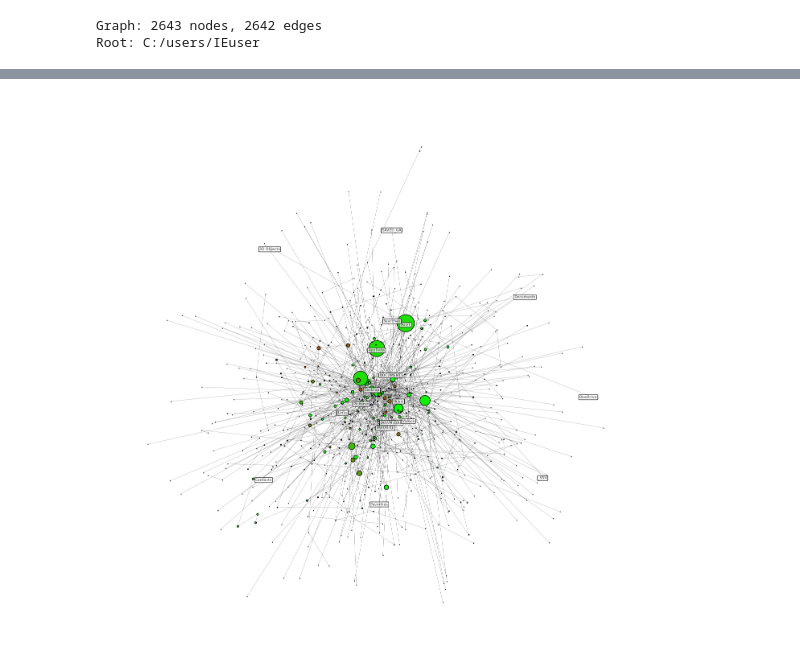
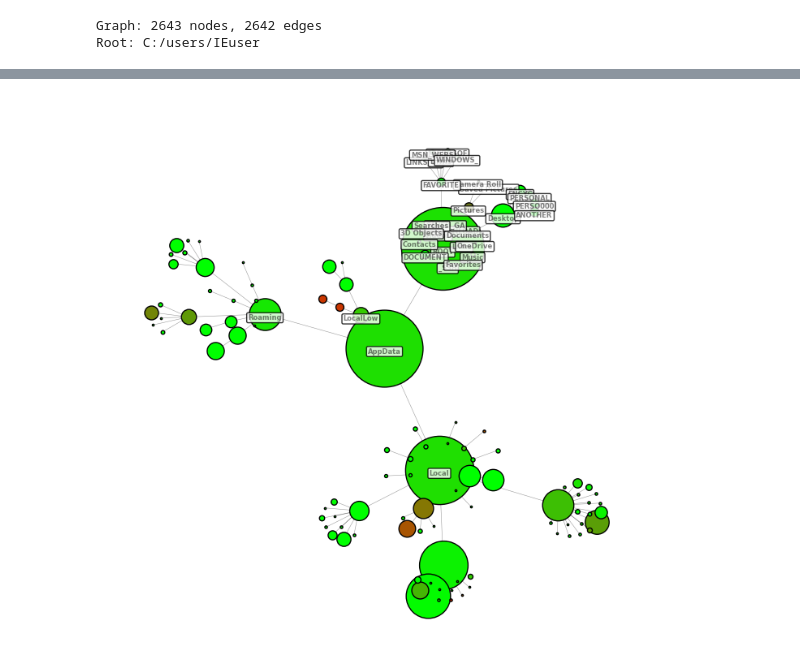
Before and after one commit to Flooding-against-Ransomware/profiling, a Jupyter notebook: tree-visualiser/notebook.ipynb, the cells around one changed output, grey strips where cells are left out. Drawn from its saved outputs; the diff is of its cells as text; code cells hidden in the pictures.

```diff
--- a/tree-visualiser/notebook.ipynb
+++ b/tree-visualiser/notebook.ipynb
@@ -104,6 +104,44 @@ print(f"Root: {root_path}")
 Graph: 2643 nodes, 2642 edges
 Root: C:/users/IEuser
 # %%
+# Separate nodes by type
+folder_nodes = [n for n, d in G.nodes(data=True) if d.get('node_type') == 'folder']
+file_nodes = [n for n, d in G.nodes(data=True) if d.get('node_type') == 'file']
+
+print(f"found #{len( folder_nodes )} folders")
+print(f"found #{len( file_nodes )} files")
+
+folder_nodes_level = 5
+folder_labels_level = 3
+
+if folder_nodes_level < folder_labels_level:
+    raise Exception( "folder_nodes_level (#{folder_nodes_level}) cannot be lower than folder_labels_level (#{folder_labels_level})" )
+
+folder_labels = {}
+keep_folder_nodes = set()
+# Filter folders from ROOT to n-th nesting level
+for folder_node in folder_nodes:
+    if folder_node == root_path:
+        folder_labels[folder_node] = 'ROOT'
+        keep_folder_nodes.add( folder_node )
+    else:
+        # Get the parent folder by removing the n-th component
+        parent_folder = []
+        folder_path = folder_node.replace( root_path, "", 1 ).split( "/" )
+        # Only add if this folder is a n-level child of ROOT
+        if len( folder_path ) <= folder_nodes_level:
+            keep_folder_nodes.add( folder_node )
+            if len( folder_path ) <= folder_labels_level:
+                folder_name = folder_node.split('/')[-1]
+                folder_labels[folder_node] = folder_name
+
+# filter folder_nodes based on the selected labels
+folder_nodes = [ n for n in folder_nodes if n in keep_folder_nodes ]
+
+# remove the file nodes and the unlabelled folders
+nodes_to_remove = [n for n, attr in G.nodes(data=True) if attr.get("node_type") == "file" or not n in folder_nodes ]
+G.remove_nodes_from( nodes_to_remove )
+
 G_weighted = G.copy()
 
 # Precompute folder sizes
@@ -128,43 +166,44 @@ for u, v in G_weighted.edges():
         size_ratio = (max_size-min_size)/max_size
 
         # smaller weight -> longer springs -> farther
-        max_w = 2.0
-        weight = max_w - size_ratio * max_w
+        max_w = 3.0
+        weight = max_w # - size_ratio * max_w
     else: # file-to-folder
         size = 1.0
         if u_type == "folder":
             size = folder_sizes[u]
         else:
             size = folder_sizes[v]
-        weight = 25.0/size
+        weight = 6.0/size
 
     G_weighted[u][v]["weight"] = weight
 
 pos = nx.spring_layout(
     G_weighted,
     k=1.0,              # Lower k -> nodes closer together (default is ~0.3)
-    iterations=10,    # More iterations -> better convergence
+    iterations=1500,    # More iterations -> better convergence
     weight='weight',    # Use edge weights
     scale=1.0,          # Lower scale = more compact (default is 1.0)
     seed=42
 )
 
-fig, ax = plt.subplots(figsize=(14, 14), facecolor='white')
+fig, ax = plt.subplots(figsize=(7,7), facecolor='white')
 
-# Separate nodes by type
-folder_nodes = [n for n, d in G.nodes(data=True) if d.get('node_type') == 'folder']
-file_nodes = [n for n, d in G.nodes(data=True) if d.get('node_type') == 'file']
 
 # Calculate total files for sizing
 total_file_count = max(sum([G.nodes[n].get('total_files', 0) for n in folder_nodes]), 1)
 
+
+
 # Draw edges
 folder_edges = [(u, v) for u, v in G.edges()
                 if G.nodes[u].get('node_type') == 'folder'
-                and G.nodes[v].get('node_type') == 'folder']
-file_edges = [(u, v) for u, v in G.edges()
-              if (G.nodes[u].get('node_type') == 'file')
-              or (G.nodes[v].get('node_type') == 'file')]
+                and G.nodes[v].get('node_type') == 'folder'
+                and { v, u }.issubset( folder_nodes ) ]
+
+# file_edges = [(u, v) for u, v in G.edges()
+#               if (G.nodes[u].get('node_type') == 'file')
+#               or (G.nodes[v].get('node_type') == 'file')]
 
 # Folder-folder edges (thicker)
 nx.draw_networkx_edges(G, pos, edgelist=folder_edges,
@@ -203,31 +242,16 @@ for folder_node in folder_nodes:
     # Size based on file count
     file_count = G.nodes[folder_node].get('total_files', 0)
 
-    size = (file_count / total_file_count) * 6000
+    size = (file_count / total_file_count) * 25000
     nx.draw_networkx_nodes(G, pos, nodelist=[folder_node],
                             node_color=[color], node_size=size,
                             alpha=1, ax=ax, node_shape='o',
                             edgecolors='black', linewidths=1)
 
 # Draw folder labels BELOW nodes in BLACK
-folder_labels = {}
 label_pos = {}
 
 for folder_node in folder_nodes:
-    if folder_node == root_path:
-        folder_labels[folder_node] = 'ROOT'
-    else:
-        # Get the parent folder by removing the n-th component
-        parent_folder = []
-        levels = 2
-        for level in range(1,levels):
-            parent_folder.append( '/'.join(folder_node.split('/')[:-level]) )
-
-        # Only add if this folder is a n-level child of ROOT
-        if root_path in parent_folder:
-            folder_name = folder_node.split('/')[-1]
-            folder_labels[folder_node] = folder_name
-
     # label offset
     x, y = pos[folder_node]
     label_pos[folder_node] = (x, y)  # Adjust offset
@@ -265 +291 @@ plt.show()
-[figure, old version]
+[figure, new version]
```
Also changed, not shown: parts of 1 cell of this notebook.
